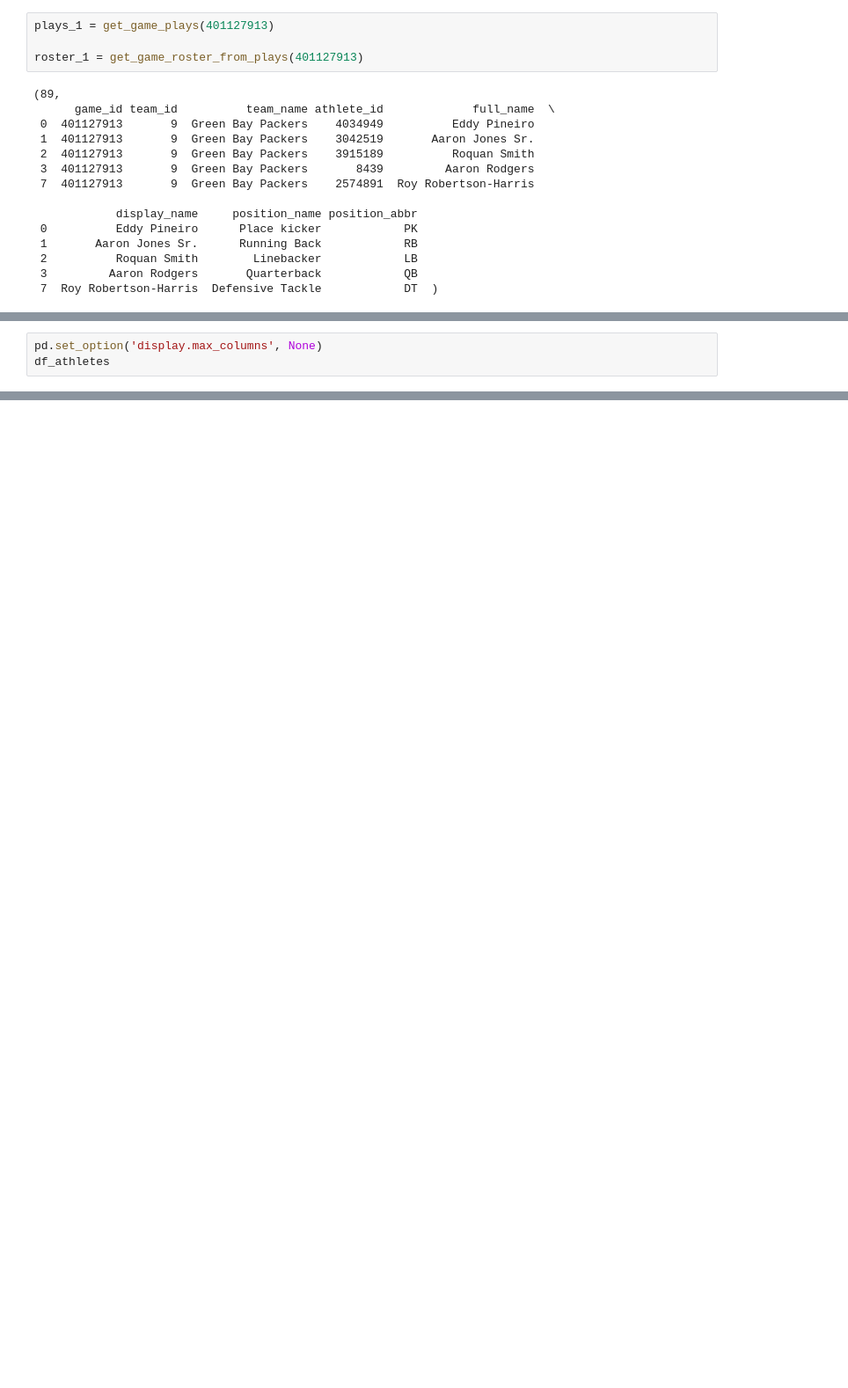
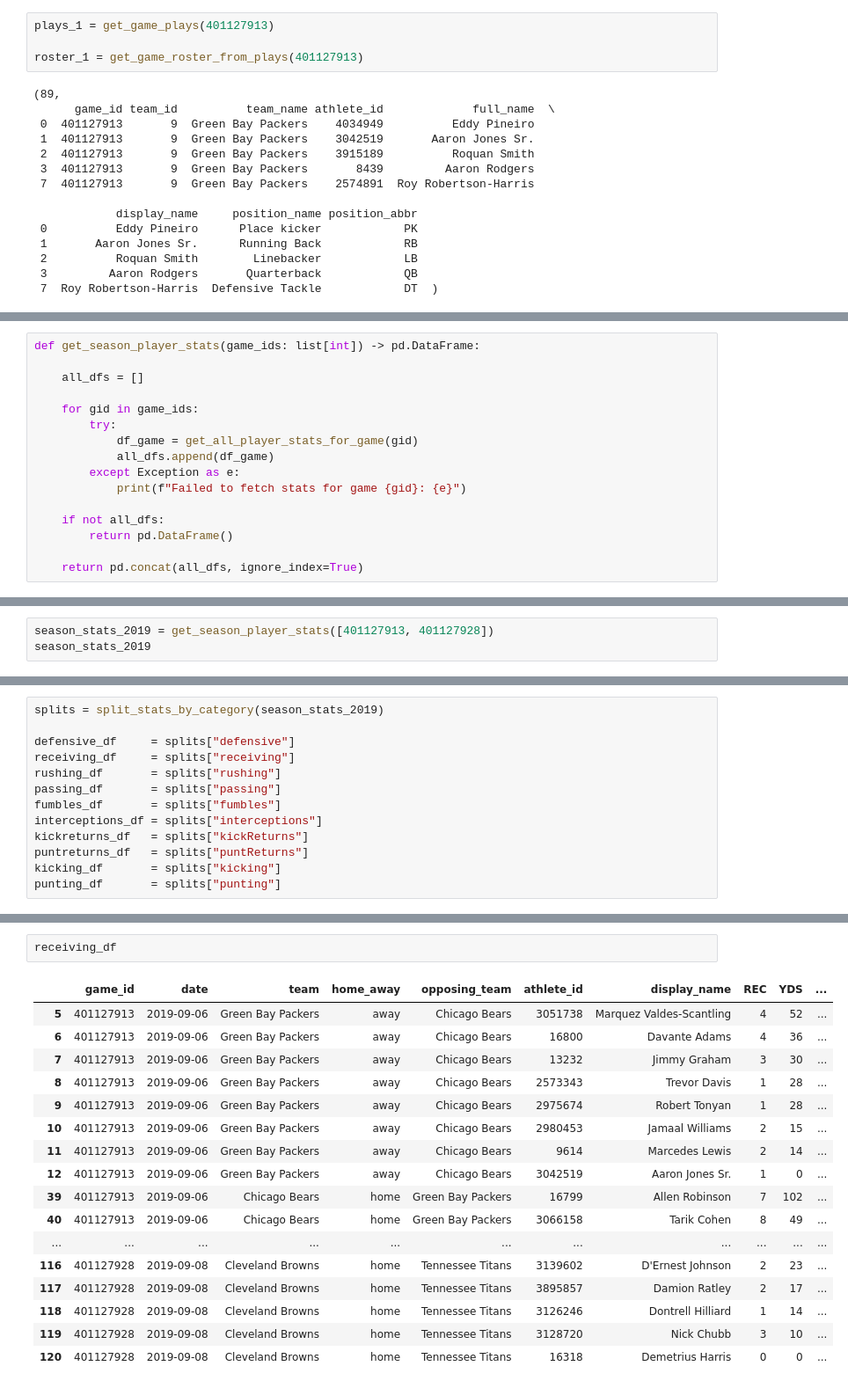
Before and after one commit to Lcocks/SportsBetting_NN, a Jupyter notebook: apicodes.ipynb, the cells around one changed output, grey strips where cells are left out. Shown at 88% size. Saved outputs shown, nothing was run; the diff lists cells and outputs as text; blank space fills up the shorter version.

```diff
--- a/apicodes.ipynb
+++ b/apicodes.ipynb
@@ -490,3 +367,0 @@ Athletes: 19535, Events: 349, Fantasy: 2887
-# %%
-pd.set_option('display.max_columns', None)
-df_athletes
@@ -657,0 +444,16 @@ First few rows:
+# %%
+def get_season_player_stats(game_ids: list[int]) -> pd.DataFrame:
+
+    all_dfs = []
+
+    for gid in game_ids:
+        try:
+            df_game = get_all_player_stats_for_game(gid)
+            all_dfs.append(df_game)
+        except Exception as e:
+            print(f"Failed to fetch stats for game {gid}: {e}")
+
+    if not all_dfs:
+        return pd.DataFrame()
+
+    return pd.concat(all_dfs, ignore_index=True)
@@ -657,0 +498,3 @@ First few rows:
+# %%
+season_stats_2019 = get_season_player_stats([401127913, 401127928])
+season_stats_2019
@@ -657,0 +580,13 @@ First few rows:
+# %%
+splits = split_stats_by_category(season_stats_2019)
+
+defensive_df     = splits["defensive"]
+receiving_df     = splits["receiving"]
+rushing_df       = splits["rushing"]
+passing_df       = splits["passing"]
+fumbles_df       = splits["fumbles"]
+interceptions_df = splits["interceptions"]
+kickreturns_df   = splits["kickReturns"]
+puntreturns_df   = splits["puntReturns"]
+kicking_df       = splits["kicking"]
+punting_df       = splits["punting"]
@@ -657,0 +609,20 @@ First few rows:
+# %%
+receiving_df
+# %% [output]
+|  | game_id | date | team | home_away | opposing_team | athlete_id | display_name | REC | YDS | ... |
+| 5 | 401127913 | 2019-09-06 | Green Bay Packers | away | Chicago Bears | 3051738 | Marquez Valdes-Scantling | 4 | 52 | ... |
+| 6 | 401127913 | 2019-09-06 | Green Bay Packers | away | Chicago Bears | 16800 | Davante Adams | 4 | 36 | ... |
+| 7 | 401127913 | 2019-09-06 | Green Bay Packers | away | Chicago Bears | 13232 | Jimmy Graham | 3 | 30 | ... |
+| 8 | 401127913 | 2019-09-06 | Green Bay Packers | away | Chicago Bears | 2573343 | Trevor Davis | 1 | 28 | ... |
+| 9 | 401127913 | 2019-09-06 | Green Bay Packers | away | Chicago Bears | 2975674 | Robert Tonyan | 1 | 28 | ... |
+| 10 | 401127913 | 2019-09-06 | Green Bay Packers | away | Chicago Bears | 2980453 | Jamaal Williams | 2 | 15 | ... |
+| 11 | 401127913 | 2019-09-06 | Green Bay Packers | away | Chicago Bears | 9614 | Marcedes Lewis | 2 | 14 | ... |
+| 12 | 401127913 | 2019-09-06 | Green Bay Packers | away | Chicago Bears | 3042519 | Aaron Jones Sr. | 1 | 0 | ... |
+| 39 | 401127913 | 2019-09-06 | Chicago Bears | home | Green Bay Packers | 16799 | Allen Robinson | 7 | 102 | ... |
+| 40 | 401127913 | 2019-09-06 | Chicago Bears | home | Green Bay Packers | 3066158 | Tarik Cohen | 8 | 49 | ... |
+| ... | ... | ... | ... | ... | ... | ... | ... | ... | ... | ... |
+| 116 | 401127928 | 2019-09-08 | Cleveland Browns | home | Tennessee Titans | 3139602 | D'Ernest Johnson | 2 | 23 | ... |
+| 117 | 401127928 | 2019-09-08 | Cleveland Browns | home | Tennessee Titans | 3895857 | Damion Ratley | 2 | 17 | ... |
+| 118 | 401127928 | 2019-09-08 | Cleveland Browns | home | Tennessee Titans | 3126246 | Dontrell Hilliard | 1 | 14 | ... |
+| 119 | 401127928 | 2019-09-08 | Cleveland Browns | home | Tennessee Titans | 3128720 | Nick Chubb | 3 | 10 | ... |
+| 120 | 401127928 | 2019-09-08 | Cleveland Browns | home | Tennessee Titans | 16318 | Demetrius Harris | 0 | 0 | ... |
```
Also changed, not shown: parts of 35 cells of this notebook, 19 other files.
